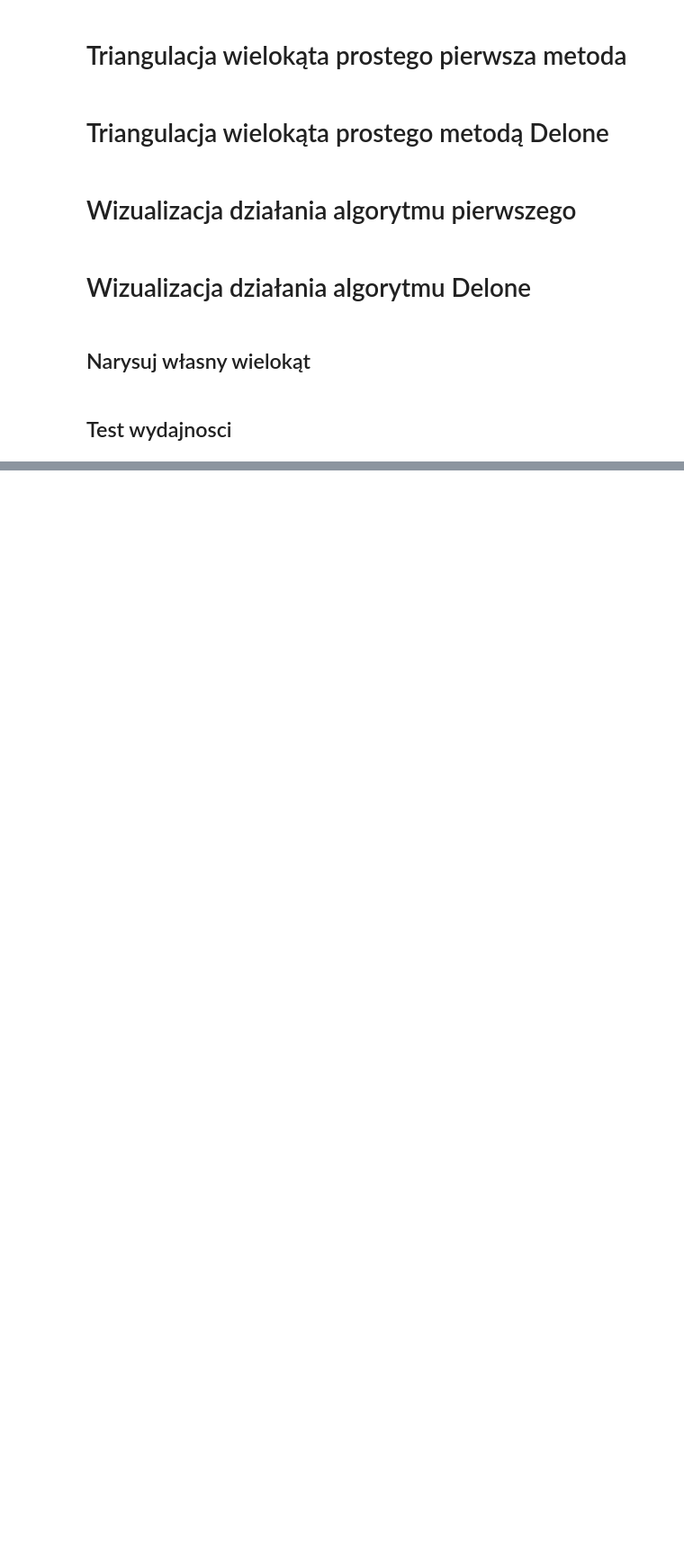
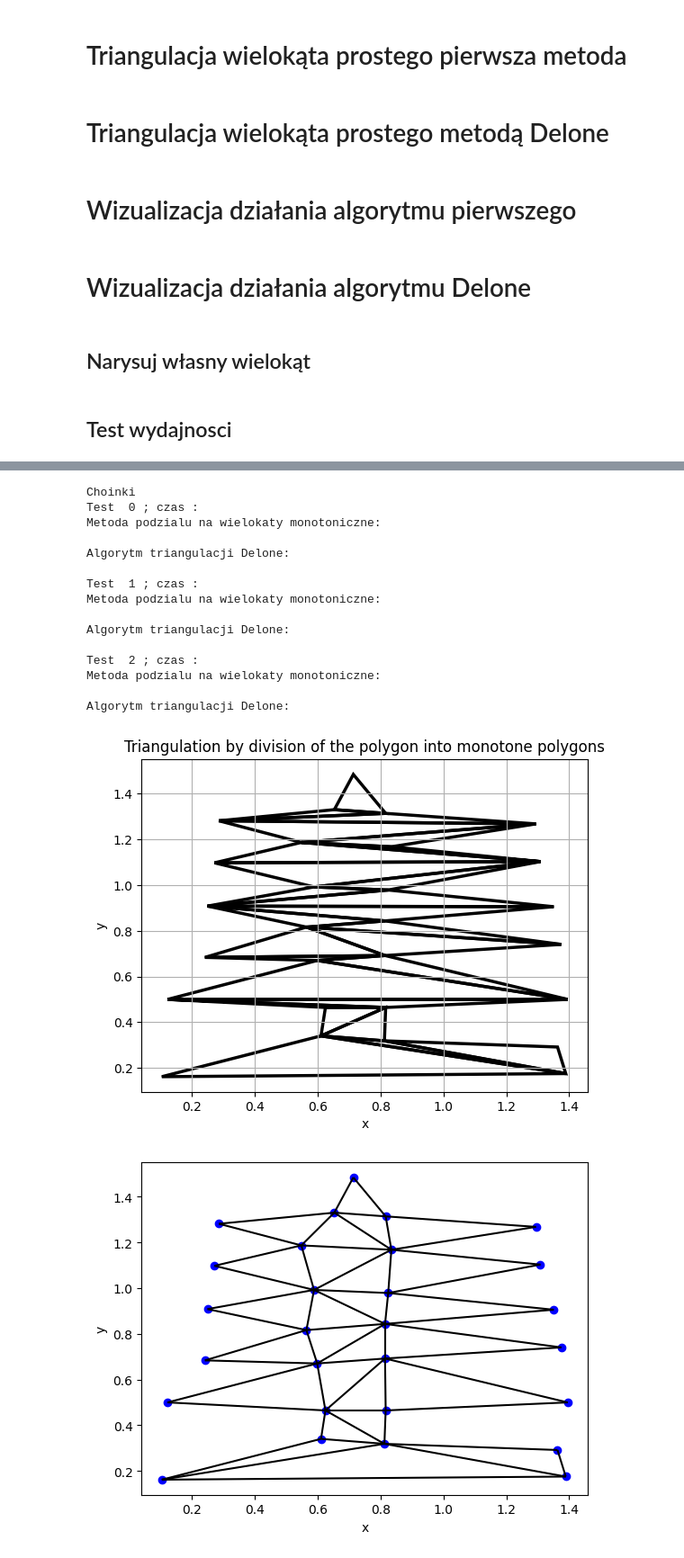
Before and after one commit to arturgesiarz/TriangulationProject, a Jupyter notebook: TriangulationAlgorithms.ipynb, the cells around one changed output, grey strips where cells are left out. Shown at 90% size. Cells and saved outputs as stored; diff of their text form; code cells hidden in the pictures; blank space fills up the shorter version.

```diff
--- a/TriangulationAlgorithms.ipynb
+++ b/TriangulationAlgorithms.ipynb
@@ -2639,0 +3029,28 @@ Algorytm triangulacji Delone:
+# %%
+print("Choinki")
+for i in range(len(t3)):
+    print("Test ",i,"; czas :")
+    print("Metoda podzialu na wielokaty monotoniczne:\n")
+    visFirst = triang_polygon_vis(t3[i])
+    visFirst.show()
+    print("Algorytm triangulacji Delone:\n")
+    visDelone = delunay(t3[i])
+    printSolution(visDelone, t3[i])
+# %% [output]
+Choinki
+Test  0 ; czas :
+Metoda podzialu na wielokaty monotoniczne:
+
+Algorytm triangulacji Delone:
+
+Test  1 ; czas :
+Metoda podzialu na wielokaty monotoniczne:
+
+Algorytm triangulacji Delone:
+
+Test  2 ; czas :
+Metoda podzialu na wielokaty monotoniczne:
+
+Algorytm triangulacji Delone:
+[figure, added]
+[figure, added]
```
Also changed, not shown: parts of 18 cells of this notebook, 2 other files.
